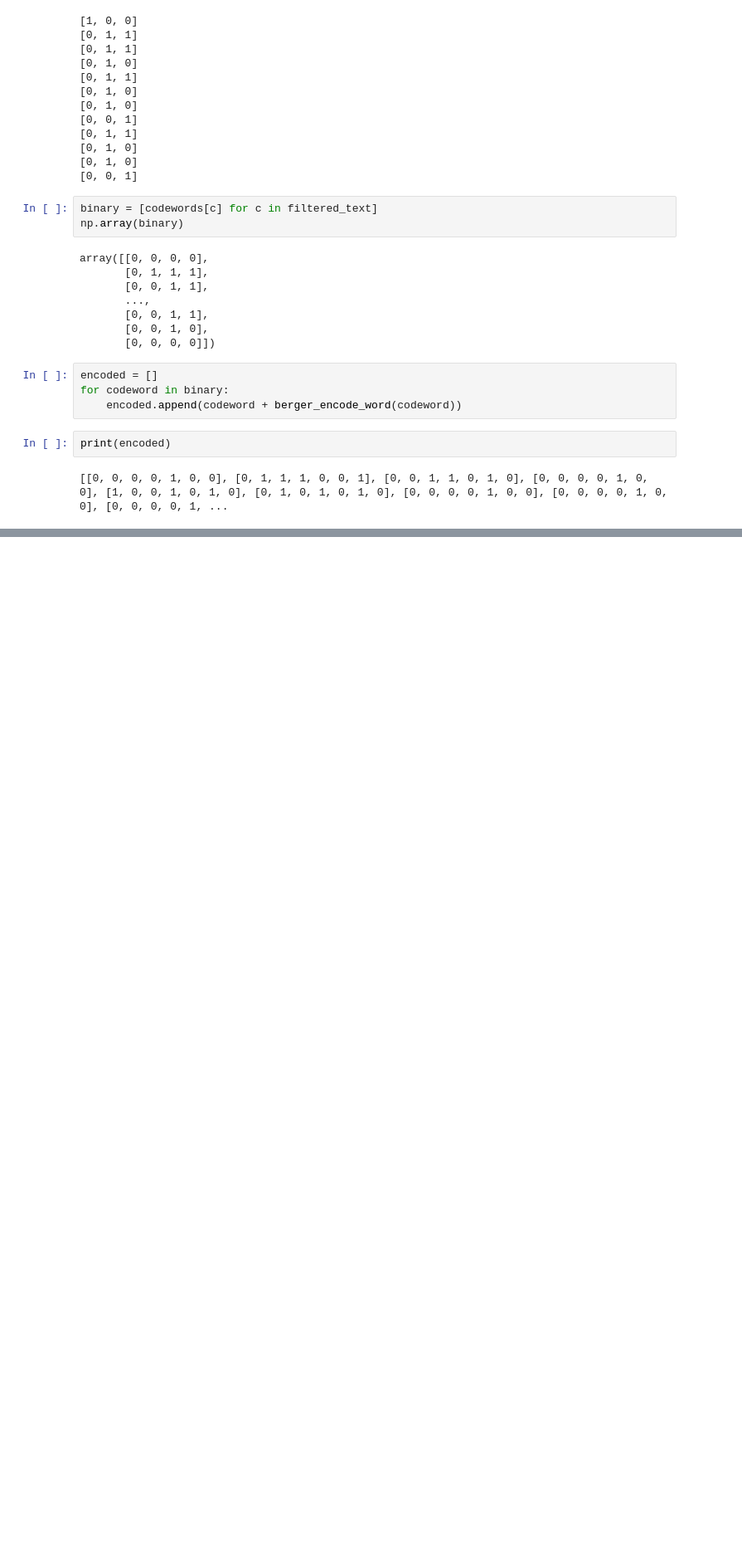
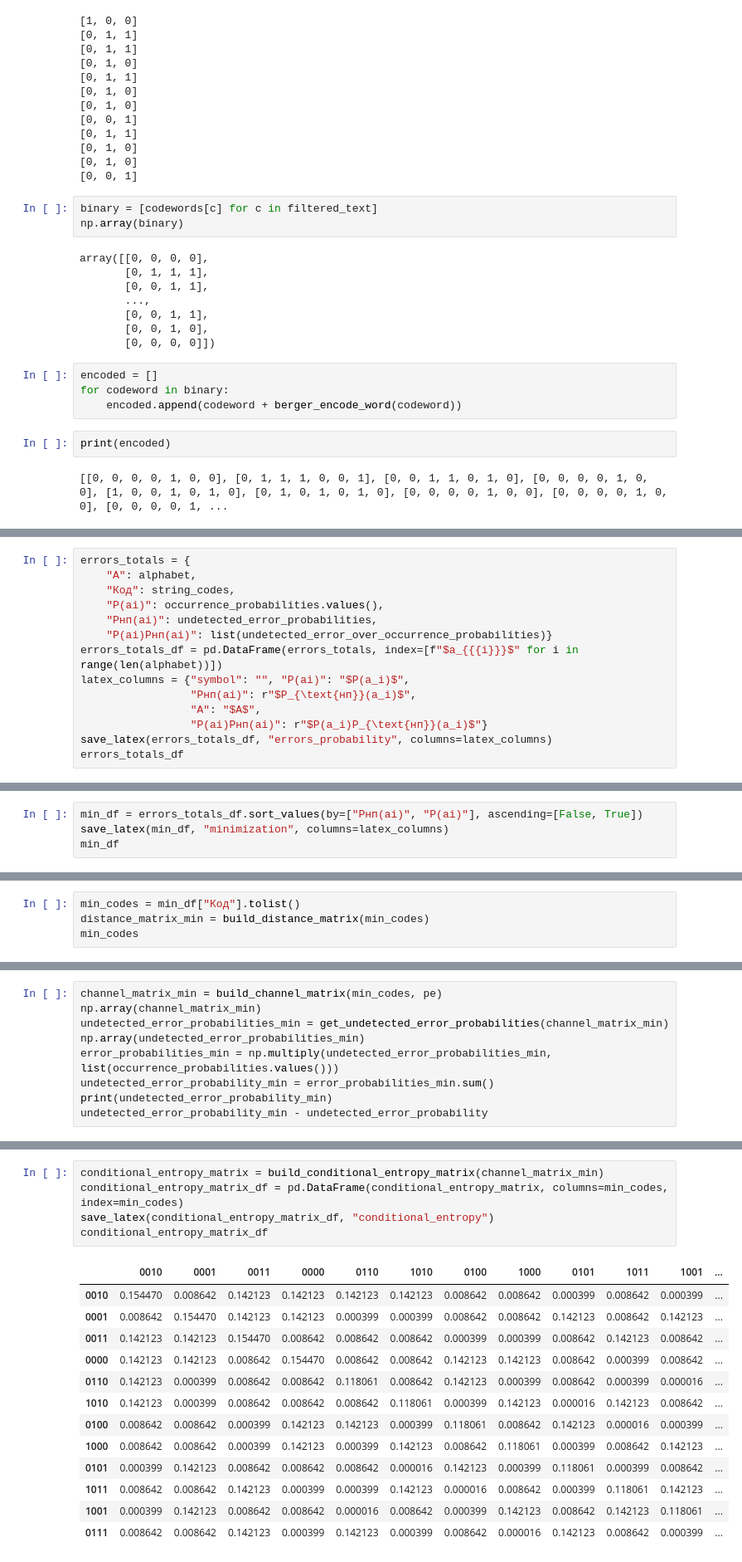
Before and after one commit to o-khytrov/InformationTheory, a Jupyter notebook: Task1.ipynb, the cells around one changed output, grey strips where cells are left out. Shown at 83% size. Cells and saved outputs as stored; diff of their text form; blank space fills up the shorter version.

```diff
--- a/Task1.ipynb
+++ b/Task1.ipynb
@@ -341,0 +351,14 @@ with open('./latex_tables/joint_matrix.tex', 'w') as tf:
+# %%
+errors_totals = {
+    "A": alphabet,
+    "Код": string_codes,
+    "P(ai)": occurrence_probabilities.values(),
+    "Pнп(ai)": undetected_error_probabilities,
+    "P(ai)Pнп(ai)": list(undetected_error_over_occurrence_probabilities)}
+errors_totals_df = pd.DataFrame(errors_totals, index=[f"$a_{{{i}}}$" for i in range(len(alphabet))])
+latex_columns = {"symbol": "", "P(ai)": "$P(a_i)$",
+                 "Pнп(ai)": r"$P_{\text{нп}}(a_i)$",
+                 "A": "$A$",
+                 "P(ai)Pнп(ai)": r"$P(a_i)P_{\text{нп}}(a_i)$"}
+save_latex(errors_totals_df, "errors_probability", columns=latex_columns)
+errors_totals_df
@@ -341,0 +384,4 @@ with open('./latex_tables/joint_matrix.tex', 'w') as tf:
+# %%
+min_df = errors_totals_df.sort_values(by=["Pнп(ai)", "P(ai)"], ascending=[False, True])
+save_latex(min_df, "minimization", columns=latex_columns)
+min_df
@@ -341,0 +412,4 @@ with open('./latex_tables/joint_matrix.tex', 'w') as tf:
+# %%
+min_codes = min_df["Код"].tolist()
+distance_matrix_min = build_distance_matrix(min_codes)
+min_codes
@@ -341,0 +429,9 @@ with open('./latex_tables/joint_matrix.tex', 'w') as tf:
+# %%
+channel_matrix_min = build_channel_matrix(min_codes, pe)
+np.array(channel_matrix_min)
+undetected_error_probabilities_min = get_undetected_error_probabilities(channel_matrix_min)
+np.array(undetected_error_probabilities_min)
+error_probabilities_min = np.multiply(undetected_error_probabilities_min, list(occurrence_probabilities.values()))
+undetected_error_probability_min = error_probabilities_min.sum()
+print(undetected_error_probability_min)
+undetected_error_probability_min - undetected_error_probability
@@ -341,0 +447,19 @@ with open('./latex_tables/joint_matrix.tex', 'w') as tf:
+# %%
+conditional_entropy_matrix = build_conditional_entropy_matrix(channel_matrix_min)
+conditional_entropy_matrix_df = pd.DataFrame(conditional_entropy_matrix, columns=min_codes, index=min_codes)
+save_latex(conditional_entropy_matrix_df, "conditional_entropy")
+conditional_entropy_matrix_df
+# %% [output]
+|  | 0010 | 0001 | 0011 | 0000 | 0110 | 1010 | 0100 | 1000 | 0101 | 1011 | 1001 | ... |
+| 0010 | 0.154470 | 0.008642 | 0.142123 | 0.142123 | 0.142123 | 0.142123 | 0.008642 | 0.008642 | 0.000399 | 0.008642 | 0.000399 | ... |
+| 0001 | 0.008642 | 0.154470 | 0.142123 | 0.142123 | 0.000399 | 0.000399 | 0.008642 | 0.008642 | 0.142123 | 0.008642 | 0.142123 | ... |
+| 0011 | 0.142123 | 0.142123 | 0.154470 | 0.008642 | 0.008642 | 0.008642 | 0.000399 | 0.000399 | 0.008642 | 0.142123 | 0.008642 | ... |
+| 0000 | 0.142123 | 0.142123 | 0.008642 | 0.154470 | 0.008642 | 0.008642 | 0.142123 | 0.142123 | 0.008642 | 0.000399 | 0.008642 | ... |
+| 0110 | 0.142123 | 0.000399 | 0.008642 | 0.008642 | 0.118061 | 0.008642 | 0.142123 | 0.000399 | 0.008642 | 0.000399 | 0.000016 | ... |
+| 1010 | 0.142123 | 0.000399 | 0.008642 | 0.008642 | 0.008642 | 0.118061 | 0.000399 | 0.142123 | 0.000016 | 0.142123 | 0.008642 | ... |
+| 0100 | 0.008642 | 0.008642 | 0.000399 | 0.142123 | 0.142123 | 0.000399 | 0.118061 | 0.008642 | 0.142123 | 0.000016 | 0.000399 | ... |
+| 1000 | 0.008642 | 0.008642 | 0.000399 | 0.142123 | 0.000399 | 0.142123 | 0.008642 | 0.118061 | 0.000399 | 0.008642 | 0.142123 | ... |
+| 0101 | 0.000399 | 0.142123 | 0.008642 | 0.008642 | 0.008642 | 0.000016 | 0.142123 | 0.000399 | 0.118061 | 0.000399 | 0.008642 | ... |
+| 1011 | 0.008642 | 0.008642 | 0.142123 | 0.000399 | 0.000399 | 0.142123 | 0.000016 | 0.008642 | 0.000399 | 0.118061 | 0.142123 | ... |
+| 1001 | 0.000399 | 0.142123 | 0.008642 | 0.008642 | 0.000016 | 0.008642 | 0.000399 | 0.142123 | 0.008642 | 0.142123 | 0.118061 | ... |
+| 0111 | 0.008642 | 0.008642 | 0.142123 | 0.000399 | 0.142123 | 0.000399 | 0.008642 | 0.000016 | 0.142123 | 0.008642 | 0.000399 | ... |
```
Also changed, not shown: parts of 46 cells of this notebook, 26 other files.
